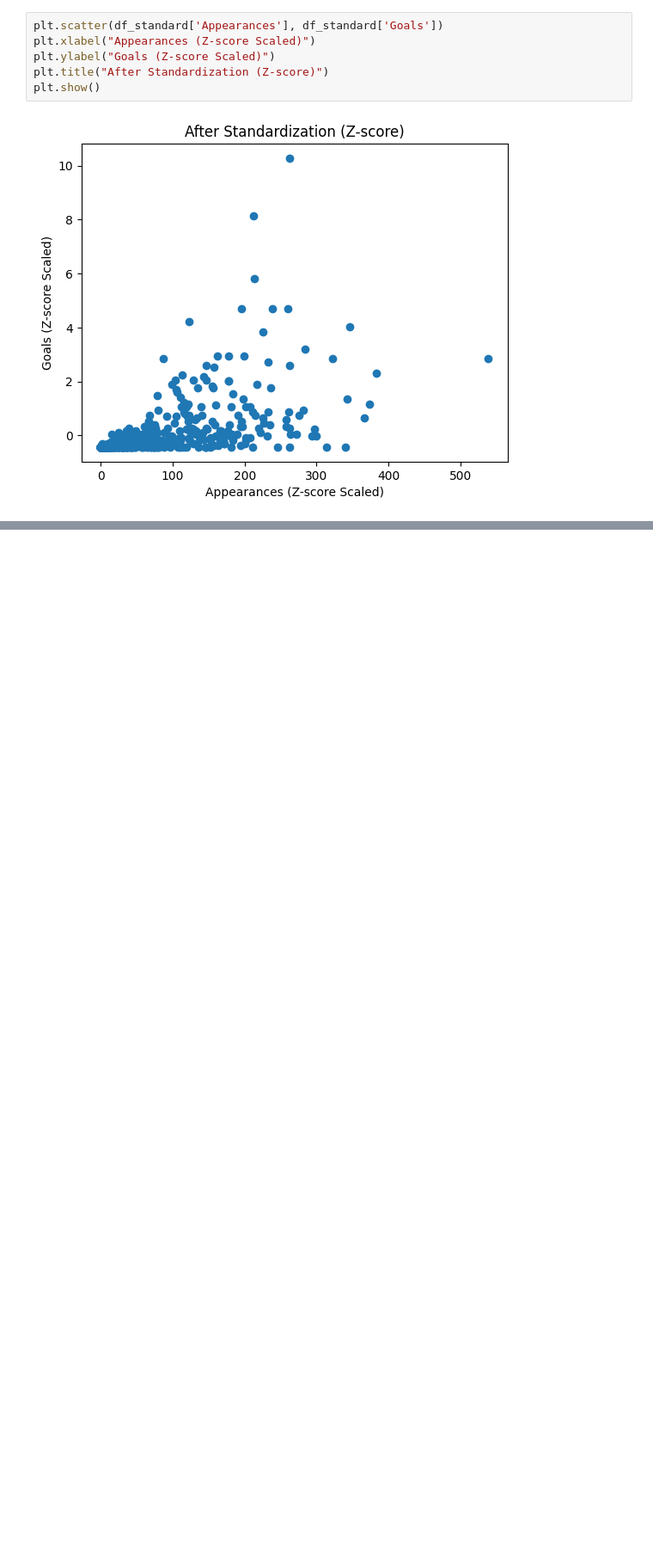
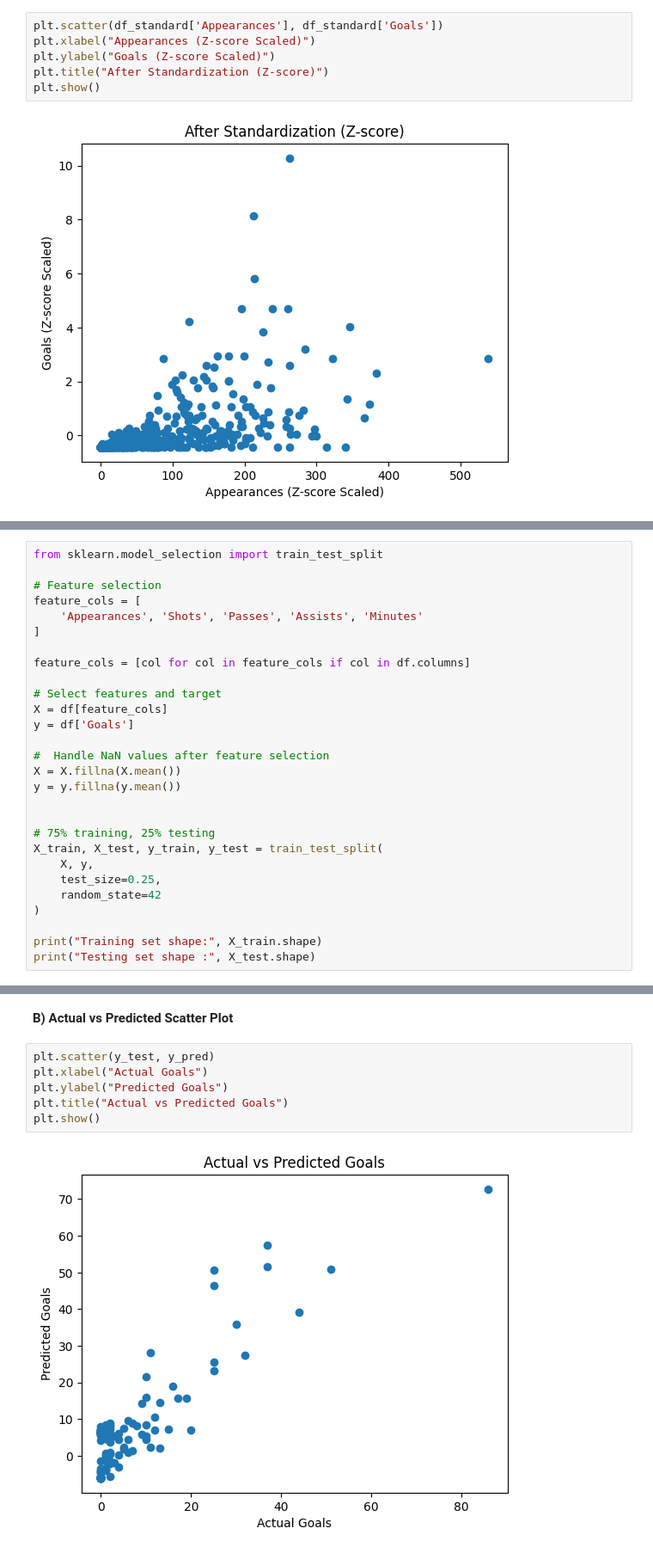
Before and after one commit to springboardmentor1979b-cmyk/ScoreSight---Predicting-EPL-Points-Tally-Top-Scorer, a Jupyter notebook: Vishal_EplScorePrediction.ipynb, the cells around one changed output, grey strips where cells are left out. Shown at 86% size. Cells and saved outputs as stored; diff of their text form; blank space fills up the shorter version.

```diff
--- a/Vishal_EplScorePrediction.ipynb
+++ b/Vishal_EplScorePrediction.ipynb
@@ -509,0 +514,28 @@ plt.show()
+# %%
+from sklearn.model_selection import train_test_split
+
+# Feature selection
+feature_cols = [
+    'Appearances', 'Shots', 'Passes', 'Assists', 'Minutes'
+]
+
+feature_cols = [col for col in feature_cols if col in df.columns]
+
+# Select features and target
+X = df[feature_cols]
+y = df['Goals']
+
+#  Handle NaN values after feature selection
+X = X.fillna(X.mean())
+y = y.fillna(y.mean())
+
+
+# 75% training, 25% testing
+X_train, X_test, y_train, y_test = train_test_split(
+    X, y,
+    test_size=0.25,
+    random_state=42
+)
+
+print("Training set shape:", X_train.shape)
+print("Testing set shape :", X_test.shape)
@@ -509,0 +714,10 @@ plt.show()
+# %% [markdown]
+**B) Actual vs Predicted Scatter Plot**
+# %%
+plt.scatter(y_test, y_pred)
+plt.xlabel("Actual Goals")
+plt.ylabel("Predicted Goals")
+plt.title("Actual vs Predicted Goals")
+plt.show()
+# %% [output]
+[figure, added]
```
Also changed, not shown: parts of 37 cells of this notebook.
